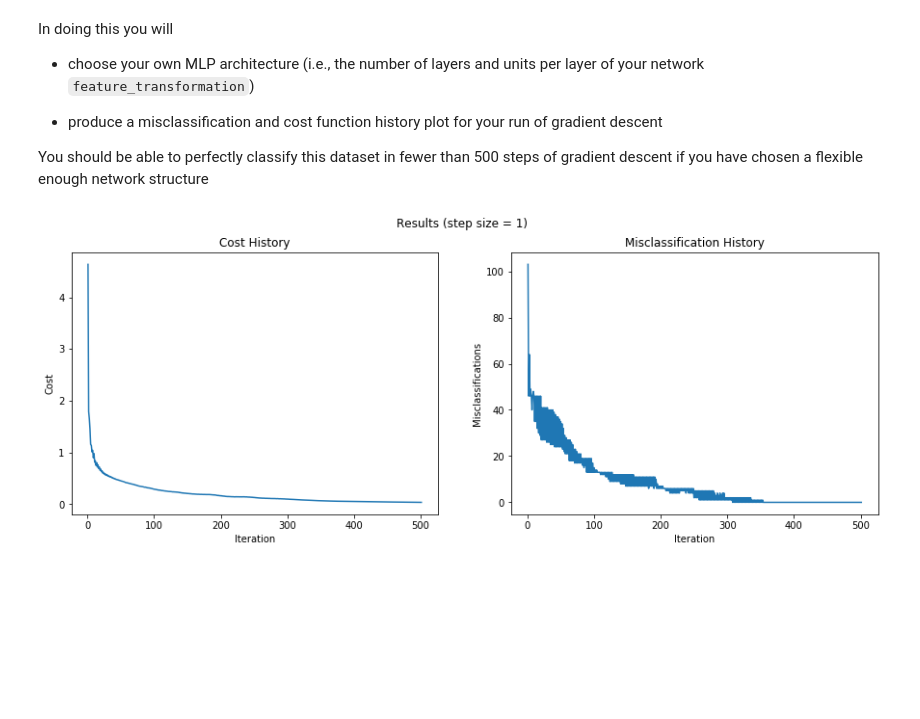
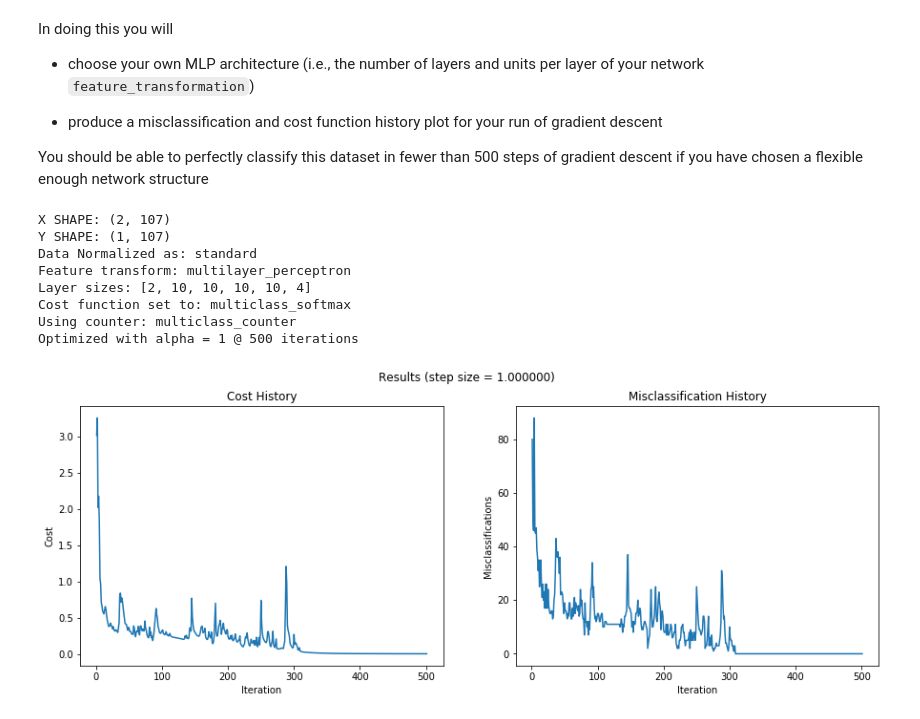
Before and after one commit to aamirhatim/deep_learning, a Jupyter notebook: hw3/DL_hw3_exercise_1.ipynb, the cells around one changed output. Cells and saved outputs as stored; diff of their text form; code cells hidden in the pictures; blank space fills up the shorter version.

```diff
--- a/hw3/DL_hw3_exercise_1.ipynb
+++ b/hw3/DL_hw3_exercise_1.ipynb
@@ -62,32 +62,32 @@ You should be able to perfectly classify this dataset in fewer than 500 steps of
 # %%
 from dl_lib import deep_learner as DL
 import autograd.numpy as np
 
-# Import data
 csvname = "datasets/3eggs_multiclass.csv"
 data = np.loadtxt(csvname, delimiter = ",")
 data = data.T
 
-# Extract inputs and outputs
 x = data[:,:-1].T
-y = data[:,-1:].T ## When using Least Squares for the cost function, remove the transpose for y
+y = data[:,-1:].T
+print("X SHAPE:",x.shape)
+print("Y SHAPE:",y.shape)
 
-# Initialize the network with input and output data
-dl = DL.Setup(x, y)
-
-# Choose feature transforms
-dl.choose_features(name='multilayer_perceptron', layer_sizes = [2,30,30], scale=0.5, activation = 'relu')
-
-# Choose what normalizer to use
-dl.choose_normalizer(name='standard')
-
-# Choose the cost function
-dl.choose_cost(name='multiclass_softmax')
-
-# Run optimizer to find the best fit
-dl.optimize(alpha_choice=1)
-
-# Show cost and misclassifiction history
-dl.show_history()
+learner = DL.Setup(x, y)
+learner.choose_normalizer(name = 'standard')
+N = 2
+M = 4
+layer_sizes = [N, 10, 10, 10,10, M]
+learner.choose_features(name = 'multilayer_perceptron', layer_sizes = layer_sizes, activation = 'tanh', scale = 1)
+learner.choose_cost(name = 'multiclass_softmax')
+learner.optimize(max_its = 500, alpha_choice = 0)
+learner.show_history()
 # %% [output]
+X SHAPE: (2, 107)
+Y SHAPE: (1, 107)
+Data Normalized as: standard
+Feature transform: multilayer_perceptron
+Layer sizes: [2, 10, 10, 10, 10, 4]
+Cost function set to: multiclass_softmax
+Using counter: multiclass_counter
+Optimized with alpha = 1 @ 500 iterations
-[figure, old version]
+[figure, new version]
```
Also changed, not shown: 8 other files.
